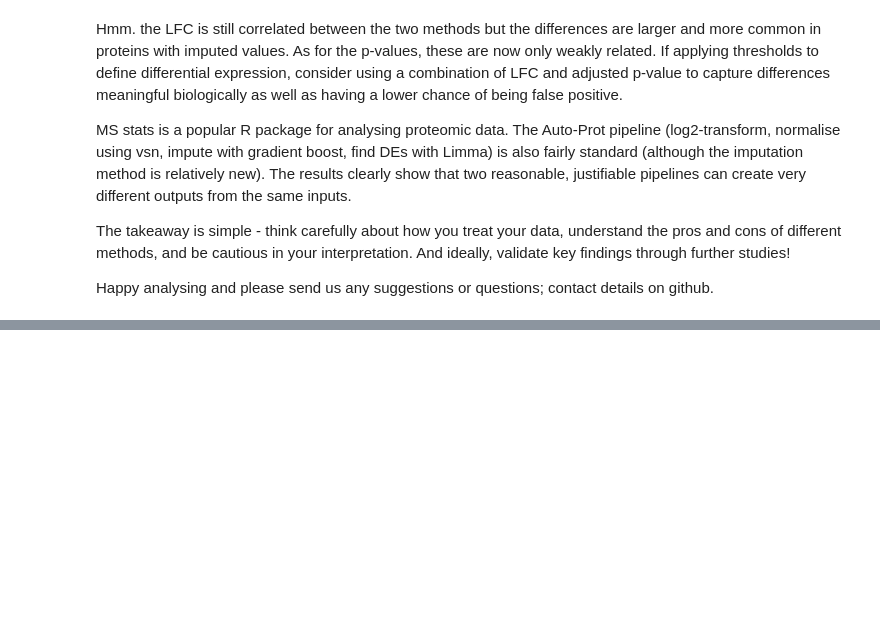
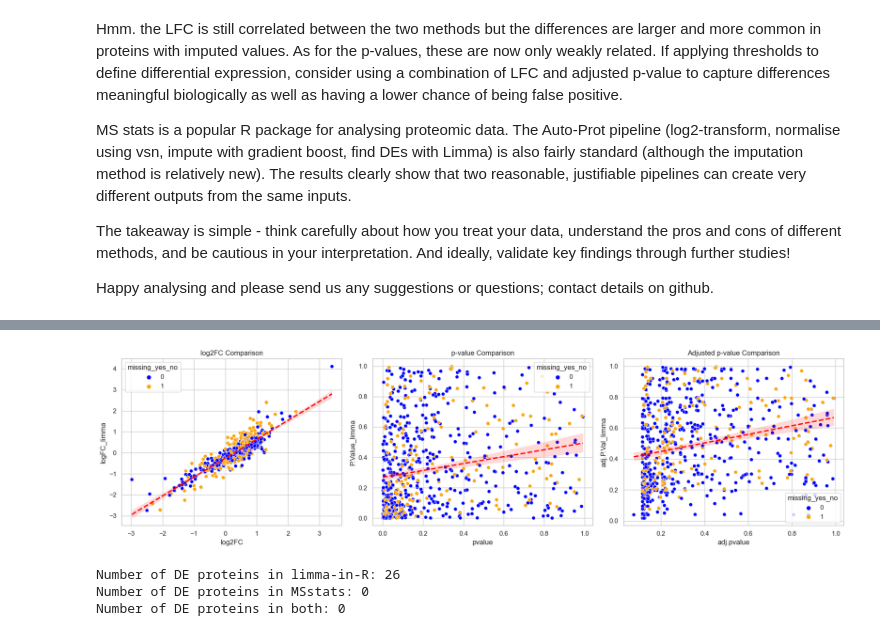
Before and after one commit to UCL-Biosciences/Auto-Prot, a Jupyter notebook: autoprot/reporting/compare-autoprot-msstats.ipynb, the cells around one changed output, grey strips where cells are left out. Drawn from its saved outputs; the diff is of its cells as text; code cells hidden in the pictures; blank space fills up the shorter version.

Commit message:
tidying up code for ms stats/limma comparison

```diff
--- a/autoprot/reporting/compare-autoprot-msstats.ipynb
+++ b/autoprot/reporting/compare-autoprot-msstats.ipynb
@@ -232,7 +232,7 @@ ms_res['log2FC'] = ms_res['log2FC'] * -1  # invert impFC to match limma directio
 
 ### Compare LFC and adjusted p-values for common proteins
 # merge results on "Protein" column
-merged_res = (
+merged_imp = (
     pd.merge(ms_res, merged_imp, on="Protein")
     )
 # %% [markdown]
@@ -302,0 +306,45 @@ Happy analysing and please send us any suggestions or questions; contact details
+# %%
+### compare log2FC and p-values and adjusted p-values for MS Stats and Limma-in-R
+
+# set seaborn style
+sns.set(style="whitegrid")
+# set figure size
+fig, axes = plt.subplots(1, 3, figsize=(18, 5))
+# plot comparisons
+plot_comparison(
+    data=merged_imp, x_col='log2FC', y_col='logFC_limma',
+    title='log2FC Comparison', xlabel='log2FC MSstats', ylabel='log2FC Auto-Prot', color_by_missing=True, plot_corr_line=True,
+    ax=axes[0]
+)
+
+plot_comparison(
+    data=merged_imp, x_col='pvalue', y_col='P.Value_limma',
+    title='p-value Comparison', xlabel='p-value MSstats', ylabel='p-value Auto-Prot', color_by_missing=True,plot_corr_line=True,
+    ax=axes[1]
+)
+
+plot_comparison(
+    data=merged_imp, x_col='adj.pvalue', y_col='adj.P.Val_limma',
+    title='Adjusted p-value Comparison', xlabel='adj p-value MSstats', ylabel='adj p-value Auto-Prot', color_by_missing=True,plot_corr_line=True,
+    ax=axes[2]
+)
+
+# adjust layout
+plt.tight_layout()
+# save figure
+plt.savefig(os.path.join(output_dir, "log2fc_pval_adj_pval_comparison_msstats_limma.png"), dpi=300)
+plt.show()
+plt.close()
+
+### How many proteins are DE in both methods?
+limma_sig = merged_imp[ merged_imp['adj.P.Val_limma'] < 0.05 ]
+print(f"Number of DE proteins in limma-in-R: {len(limma_sig)}")
+ms_sig = merged_imp[ merged_imp['adj.pvalue'] < 0.05 ]
+print(f"Number of DE proteins in MSstats: {len(ms_sig)}")
+both_DE = merged_imp[ (merged_imp['adj.P.Val_limma'] < 0.05) & (merged_imp['adj.pvalue'] < 0.05) ]
+print(f"Number of DE proteins in both: {len(both_DE)}")
+# %% [output]
+[figure, added]
+Number of DE proteins in limma-in-R: 26
+Number of DE proteins in MSstats: 0
+Number of DE proteins in both: 0
```
Also changed, not shown: parts of 3 cells of this notebook, 2 other files.
